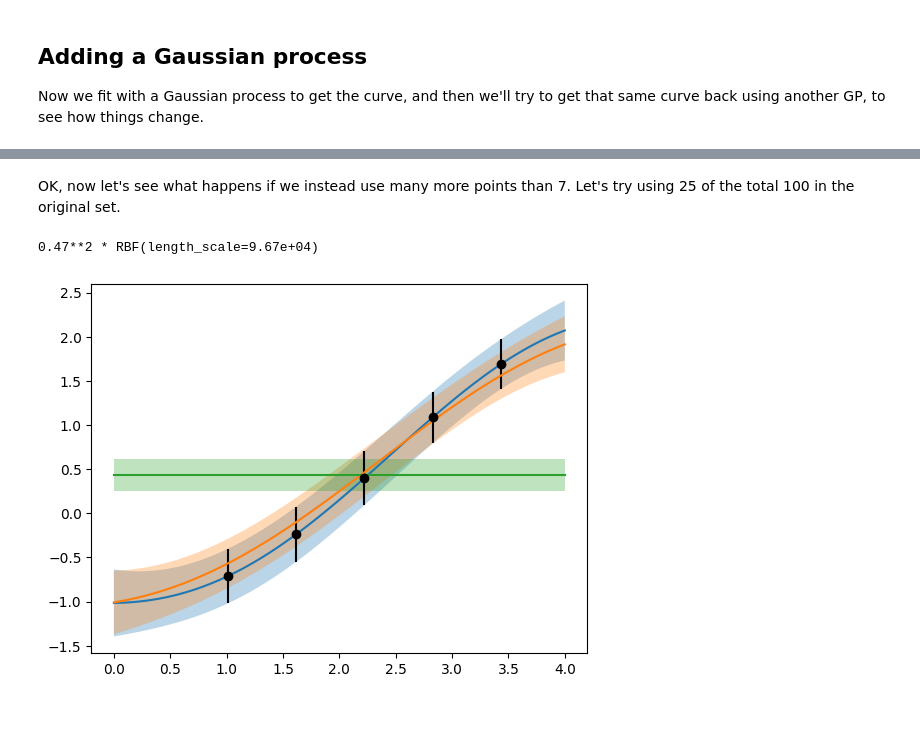
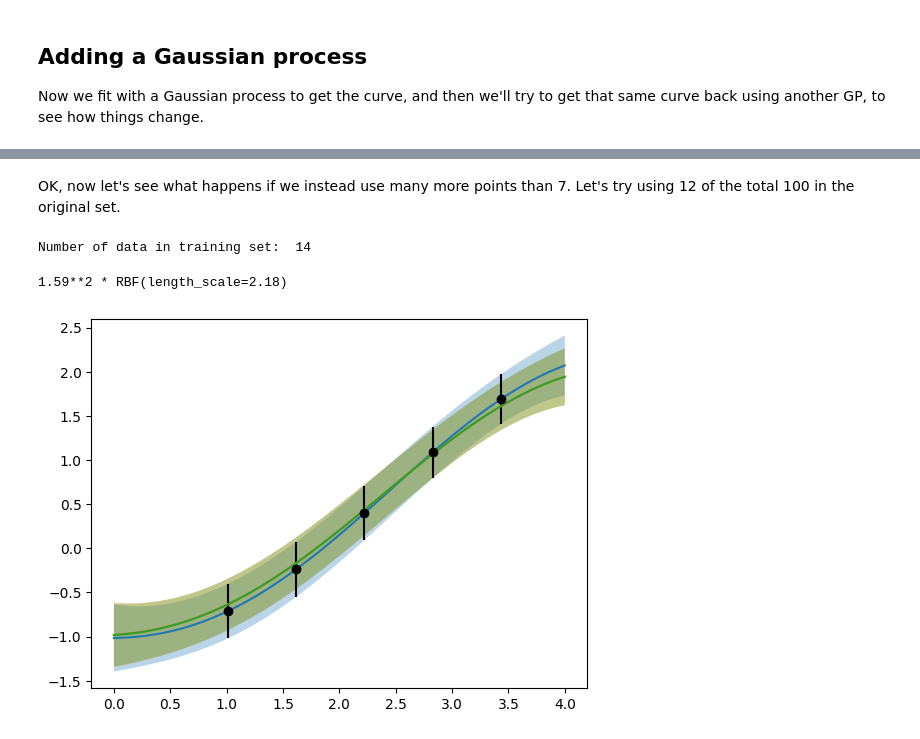
Before and after one commit to asemposki/neutron-rich-bmm, a Jupyter notebook: notebooks/ToyGPs.ipynb, the cells around one changed output, grey strips where cells are left out. Cells and saved outputs as stored; diff of their text form; code cells hidden in the pictures.

```diff
--- a/notebooks/ToyGPs.ipynb
+++ b/notebooks/ToyGPs.ipynb
@@ -118,7 +109,7 @@ nugget = 1e-08*np.eye(len(x_tr4))
 # %%
 # train a new GP on this data and compare to the original
-kernel2 = ConstantKernel(1.59**2.0) * \
-RBF(length_scale=2.18)
+kernel2 = ConstantKernel(1.59**2.0, constant_value_bounds='fixed') * \
+RBF(length_scale=2.18, length_scale_bounds='fixed')
 gp2 = GaussianProcessRegressor2dNoise(
     kernel = kernel2,
     alpha = y_trcov4 + nugget,
@@ -133,11 +124,11 @@ y_pred4, y_std4 = gp2.predict(x.reshape(-1,1), return_std = True)
 _, y_cov4 = gp2.predict(x.reshape(-1,1), return_cov = True)
 
 # plot the result over the original GP
-plt.plot(x, y_predict)
-plt.errorbar(x_data, y_data, y_err, fmt='o', color='r')
+plt.plot(x, y_predict, label=r'True GP')
+plt.errorbar(x_tr4, y_tr4, y_trstd4, fmt='o', color='k', label=r'Training set')
 plt.fill_between(x, y_predict-y_std, y_predict+y_std, alpha=0.3)
-plt.errorbar(x_tr4, y_tr4, y_trstd4, fmt='o', color='k')
-plt.plot(x, y_pred4)
+plt.plot(x, y_pred4, label=r'GP fit')
 plt.fill_between(x, y_pred4-y_std4, y_pred4+y_std4, alpha=0.3)
+plt.legend(loc='lower right')
 plt.show()
 # %% [output]
@@ -174,40 +146,44 @@ Maximum error difference:  11.682971214533389
 # %% [markdown]
-OK, now let's see what happens if we instead use many more points than 7. Let's try using 25 of the total 100 in the original set.
+OK, now let's see what happens if we instead use many more points than 7. Let's try using 12 of the total 100 in the original set.
 # %%
 # pull training data from the GP's prediction set (the only access to direct values we have)
-x_tr50 = x[5::11]
-y_tr50 = y_predict[5::11]
-y_trstd50 = y_std[5::11]
-y_trcov50 = y_cov[5::11, 5::11]
+x_tr50 = x[4::7]
+y_tr50 = y_predict[4::7]
+y_trstd50 = y_std[4::7]
+y_trcov50 = y_cov[4::7, 4::7]
+
+print('Number of data in training set: ', len(x_tr50))
 
 # optional (chicken) nugget for regularization of Cholesky Decomposition
 nugget50 = 1e-08*np.eye(len(x_tr50))
+# %% [output]
+Number of data in training set:  14
 # %%
 # train a new GP on this data and compare to the original
 gp3 = GaussianProcessRegressor2dNoise(
-    kernel = kernel1,
+    kernel = kernel2,
     alpha = y_trcov50 + nugget50,
 )
 
 gp3.fit(x_tr50.reshape(-1,1), y_tr50.reshape(-1,1), priors=False)
 
 print(gp3.kernel_)
 
 # predict at the same ol' array (no reason not to for now)
 y_pred50, y_std50 = gp3.predict(x.reshape(-1,1), return_std = True)
 _, y_cov50 = gp3.predict(x.reshape(-1,1), return_cov = True)
 
 # plot the result over the original GP
 plt.plot(x, y_predict)
 plt.fill_between(x, y_predict-y_std, y_predict+y_std, alpha=0.3)
 plt.errorbar(x_tr4, y_tr4, y_trstd4, fmt='o', color='k')
 plt.plot(x, y_pred4)
 plt.fill_between(x, y_pred4-y_std4, y_pred4+y_std4, alpha=0.3)
 plt.plot(x, y_pred50)
 plt.fill_between(x, y_pred50-y_std50, y_pred50+y_std50, alpha=0.3)
 plt.show()
 # %% [output]
-0.47**2 * RBF(length_scale=9.67e+04)
+1.59**2 * RBF(length_scale=2.18)
-[figure, old version]
+[figure, new version]
 # %%
 # now let's check the width differences in the above error bands
```
Also changed, not shown: parts of 27 cells of this notebook.
